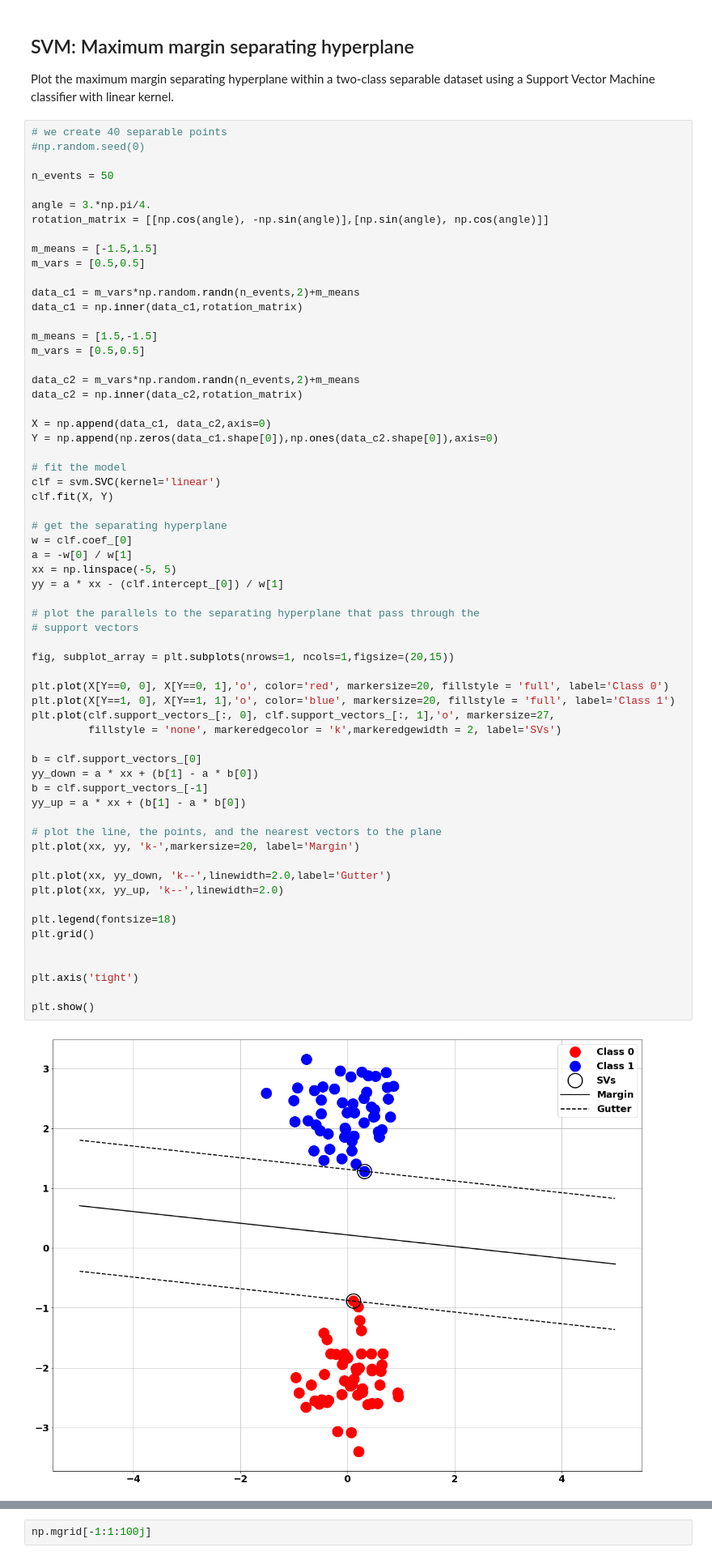
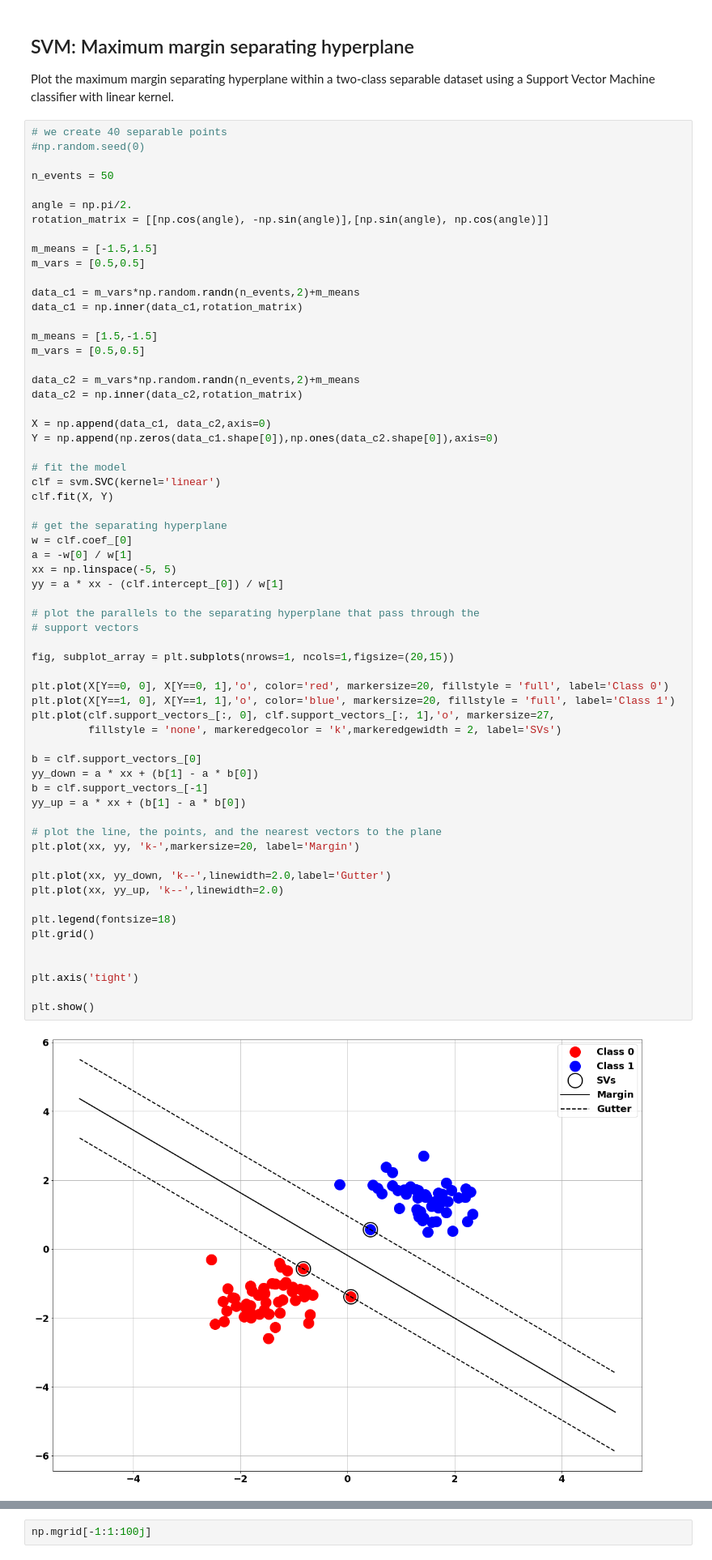
Before and after one commit to natmourajr/LPSTutorials, a Jupyter notebook: Packages/SVM/SVMExamples.ipynb, the cells around one changed output, grey strips where cells are left out. Shown at 81% size. Drawn from its saved outputs; the diff is of its cells as text.

```diff
--- a/Packages/SVM/SVMExamples.ipynb
+++ b/Packages/SVM/SVMExamples.ipynb
@@ -30,7 +30,7 @@ linear kernel.
 
 n_events = 50
 
-angle = 3.*np.pi/4.
+angle = np.pi/2.
 rotation_matrix = [[np.cos(angle), -np.sin(angle)],[np.sin(angle), np.cos(angle)]]
 
 m_means = [-1.5,1.5]
@@ -60,34 +60,34 @@ yy = a * xx - (clf.intercept_[0]) / w[1]
 
 # plot the parallels to the separating hyperplane that pass through the
 # support vectors
 
 fig, subplot_array = plt.subplots(nrows=1, ncols=1,figsize=(20,15))
 
 plt.plot(X[Y==0, 0], X[Y==0, 1],'o', color='red', markersize=20, fillstyle = 'full', label='Class 0')
 plt.plot(X[Y==1, 0], X[Y==1, 1],'o', color='blue', markersize=20, fillstyle = 'full', label='Class 1')
 plt.plot(clf.support_vectors_[:, 0], clf.support_vectors_[:, 1],'o', markersize=27,
          fillstyle = 'none', markeredgecolor = 'k',markeredgewidth = 2, label='SVs')
 
 b = clf.support_vectors_[0]
 yy_down = a * xx + (b[1] - a * b[0])
 b = clf.support_vectors_[-1]
 yy_up = a * xx + (b[1] - a * b[0])
 
 # plot the line, the points, and the nearest vectors to the plane
 plt.plot(xx, yy, 'k-',markersize=20, label='Margin')
 
 plt.plot(xx, yy_down, 'k--',linewidth=2.0,label='Gutter')
 plt.plot(xx, yy_up, 'k--',linewidth=2.0)
 
 plt.legend(fontsize=18)
 plt.grid()
 
 
 plt.axis('tight')
 
 plt.show()
 # %% [output]
-[figure, old version]
+[figure, new version]
 # %% [markdown]
 ## SVM: Maximum margin separating hyperplane
 
```
Also changed, not shown: 7 other files.
